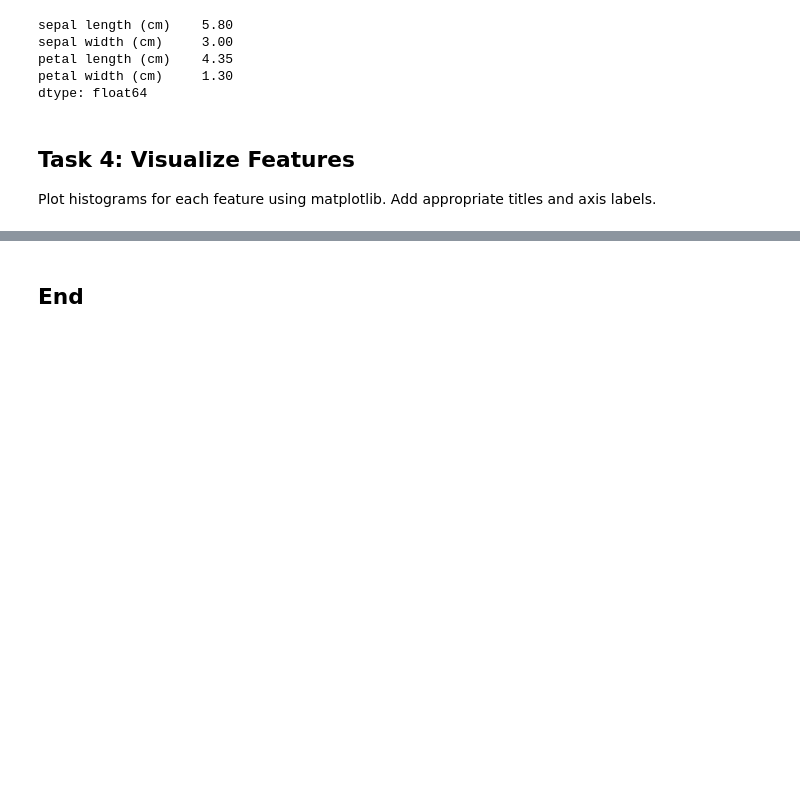
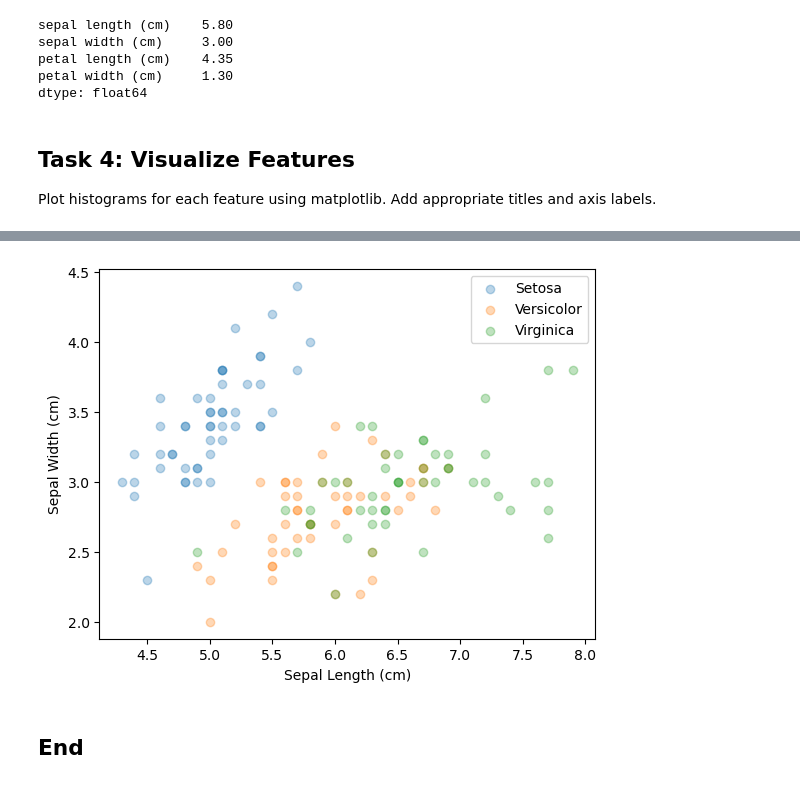
Before and after one commit to CeamanCollins/principles_of_data_analytics_assessment, a Jupyter notebook: tasks.ipynb, the cells around one changed output, grey strips where cells are left out. Saved outputs shown, nothing was run; the diff lists cells and outputs as text; code cells hidden in the pictures; blank space fills up the shorter version.

```diff
--- a/tasks.ipynb
+++ b/tasks.ipynb
@@ -135,2 +162,16 @@ Add appropriate titles and axis labels.
+# %%
+fig, ax = plt.subplots()
+
+ax.scatter(dist1[0:50],dist2[0:50], c='tab:blue', label='Setosa', alpha=0.3)
+ax.scatter(dist1[51:100],dist2[51:100], c='tab:orange', label='Versicolor', alpha=0.3)
+ax.scatter(dist1[101:150],dist2[101:150], c='tab:green', label='Virginica', alpha=0.3)
+ax.set_xlabel('Sepal Length (cm)')
+ax.set_ylabel('Sepal Width (cm)')
+ax.legend()
+# ax.grid(True)
+
+plt.show()
+# %% [output]
+[figure, added]
 # %% [markdown]
 ## End
```
Also changed, not shown: parts of 4 cells of this notebook.
